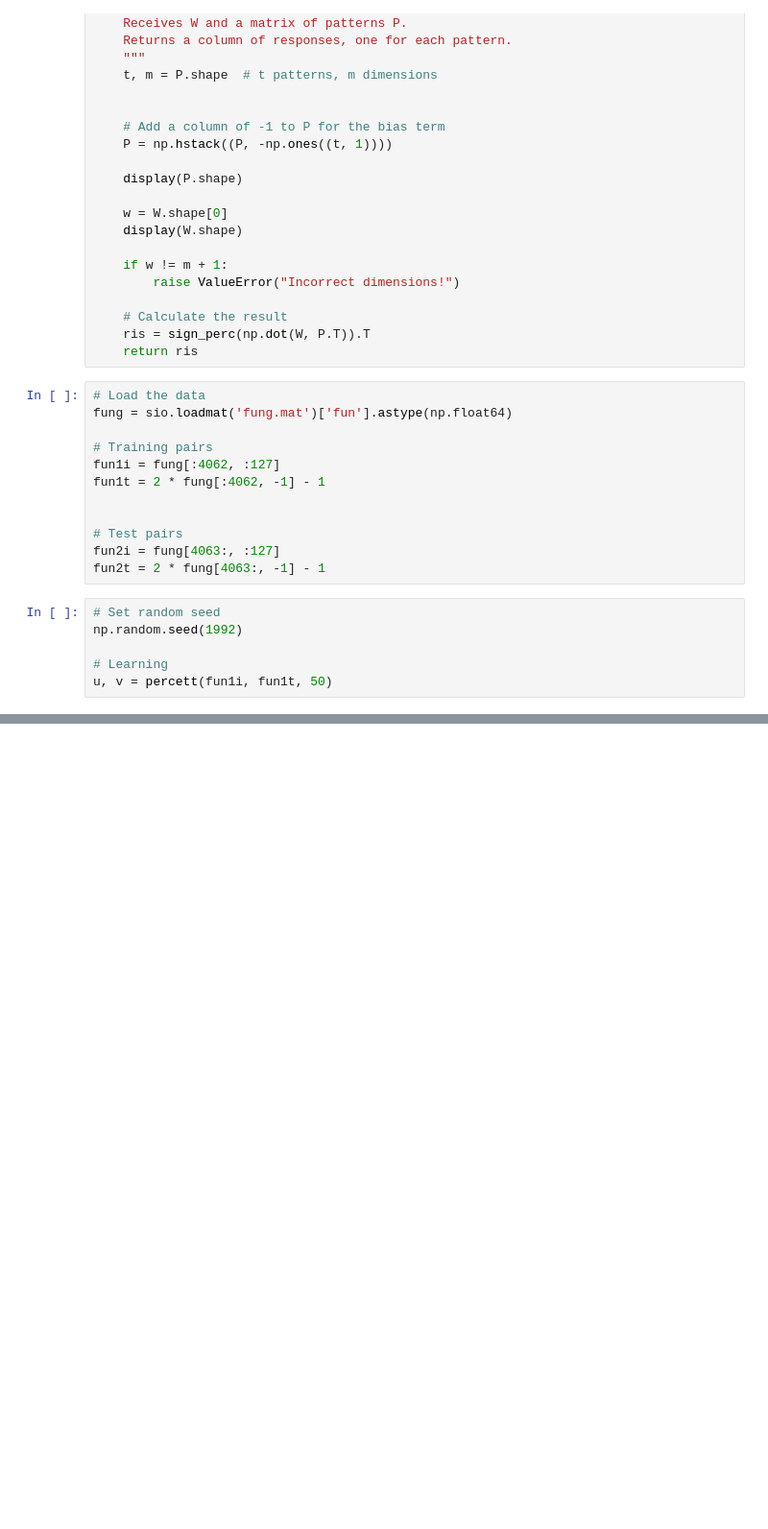
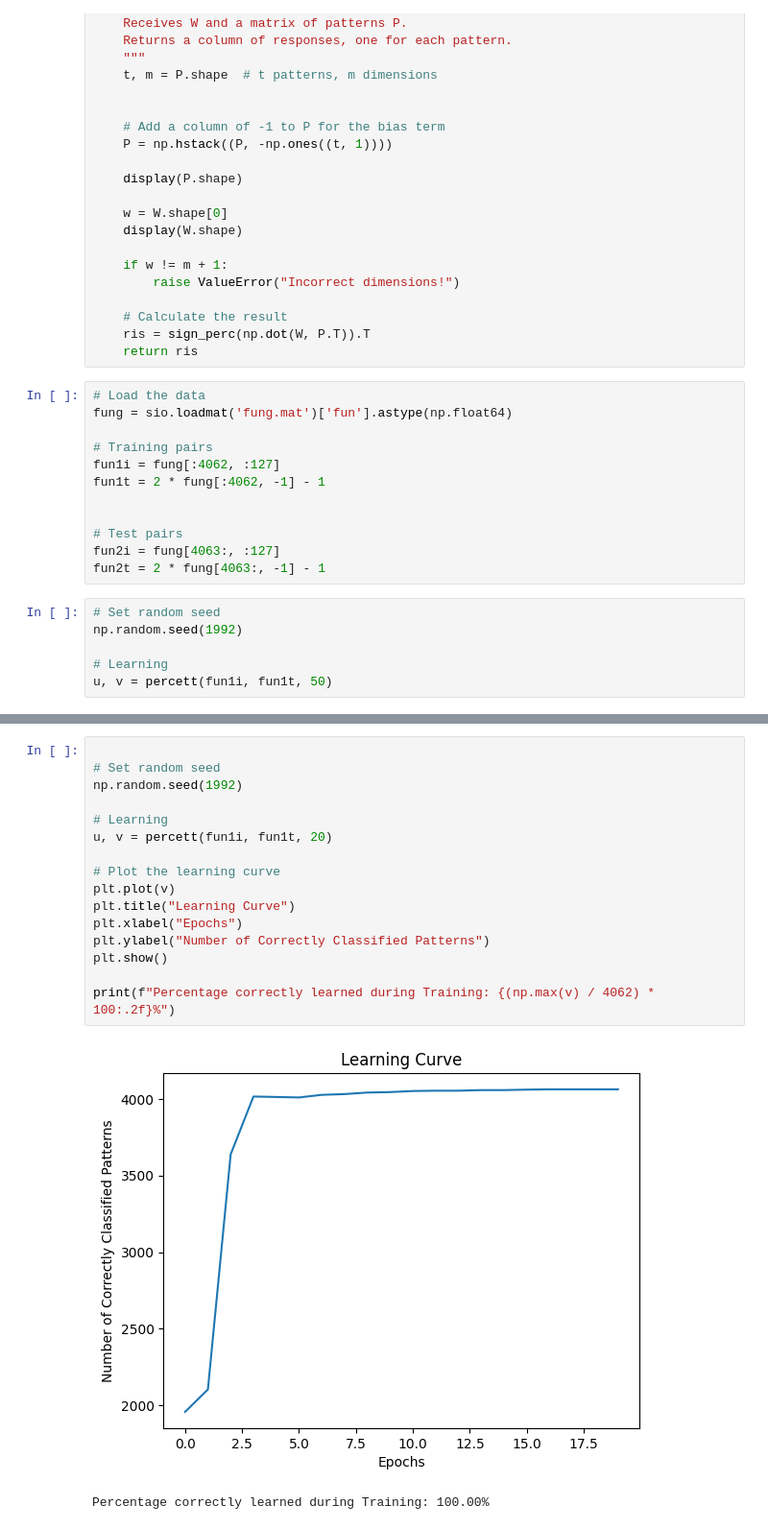
Before and after one commit to MariusBerinde/deepLearningLab, a Jupyter notebook: PerceptronMushrooms.ipynb, the cells around one changed output, grey strips where cells are left out. Shown: that part at 96% size. Drawn from its saved outputs; the diff is of its cells as text; blank space fills up the shorter version.

Commit message:
esercitazione percettrone 1

```diff
--- a/PerceptronMushrooms.ipynb
+++ b/PerceptronMushrooms.ipynb
@@ -131,0 +165,19 @@ print(f"At Test, correct results on UNSEEN fungi:{z}, i.e., {(z / 4061) * 100:.2
+# %%
+
+# Set random seed
+np.random.seed(1992)
+
+# Learning
+u, v = percett(fun1i, fun1t, 20)
+
+# Plot the learning curve
+plt.plot(v)
+plt.title("Learning Curve")
+plt.xlabel("Epochs")
+plt.ylabel("Number of Correctly Classified Patterns")
+plt.show()
+
+print(f"Percentage correctly learned during Training: {(np.max(v) / 4062) * 100:.2f}%")
+# %% [output]
+[figure, added]
+Percentage correctly learned during Training: 100.00%
```
Also changed, not shown: parts of 7 cells of this notebook.
